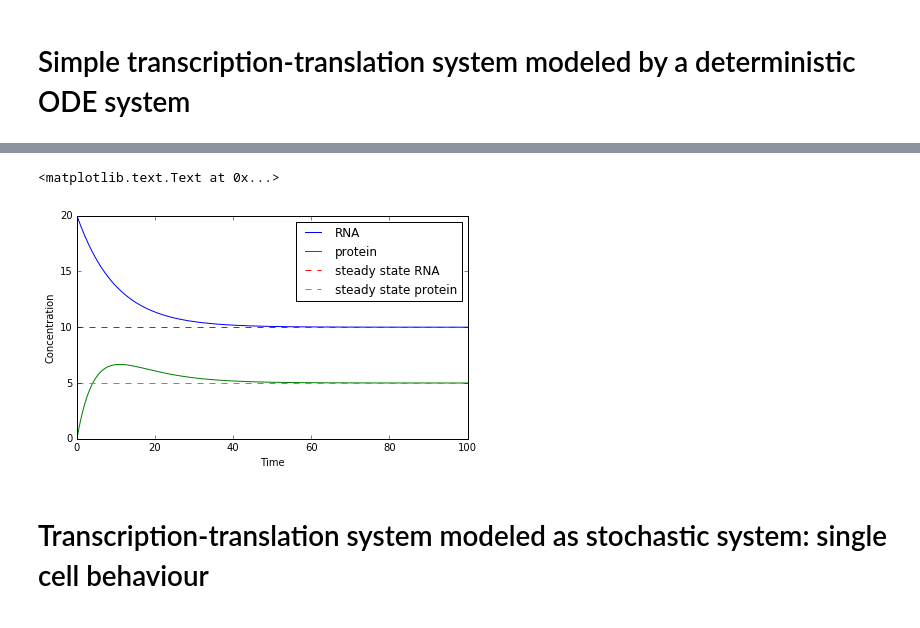
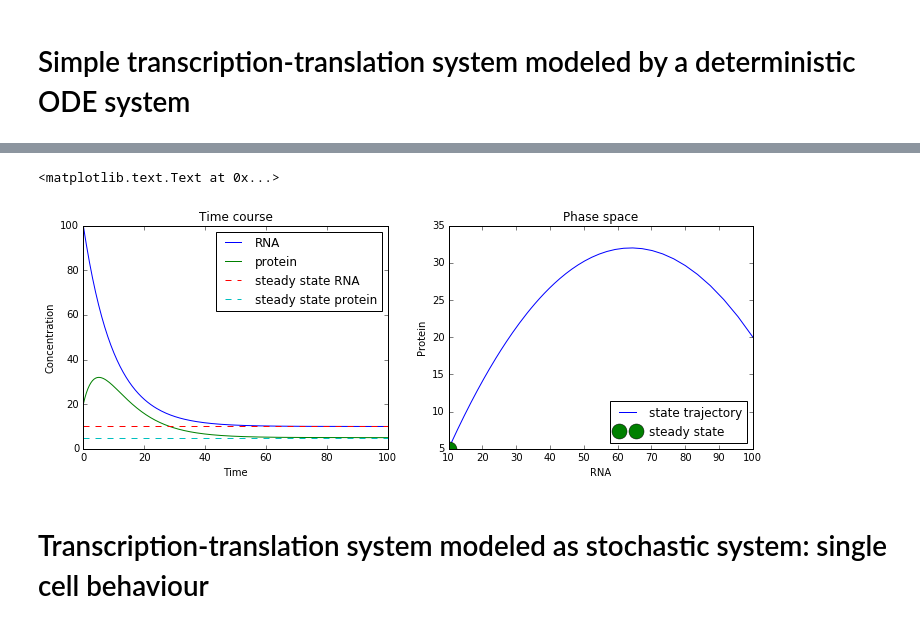
Before and after one commit to baumgast/Biomedicine-teaching, a Jupyter notebook: Biomedicine Master 2017, dynamic modeling.ipynb, the cells around one changed output, grey strips where cells are left out. Cells and saved outputs as stored; diff of their text form; code cells hidden in the pictures.

Commit message:
Added phase space plots for ODE and stock sim

```diff
--- a/Biomedicine Master 2017, dynamic modeling.ipynb
+++ b/Biomedicine Master 2017, dynamic modeling.ipynb
@@ -47,38 +52,46 @@ def solve_ODE_transcription_translation(x,t,param):
 # %%
 # define parameters and time vector to solve the ODEs
 beta = 1
 gamma_m = 0.1
 k = 0.1
 gamma_p = 0.2
 param = [beta,gamma_m,k,gamma_p]
 
 # calculate steady state
 steady_state_RNA = beta/gamma_m
 steady_state_protein = k*beta/gamma_m/gamma_p
 
 # define intial conditions
-RNA_0 = 20
-protein_0 = 0
+RNA_0 = 100
+protein_0 = 20
 y_0 = [RNA_0,protein_0]
 
 # set the time vector
 tt = sp.linspace(0,100,200)
 
 # solve the ODE system with the defined parameters and initial condition
 sol = odeint(solve_ODE_transcription_translation,y_0,tt,args = (param,))
 
 # plot the result
-fig,ax = pl.subplots(1,1, figsize = (7,4))
-ax.plot(tt,sol[:,0], label = 'RNA')
-ax.plot(tt,sol[:,1], label = 'protein')
-ax.plot(tt,np.zeros(len(tt)) + steady_state_RNA,'--', label = 'steady state RNA')
-ax.plot(tt,np.zeros(len(tt)) + steady_state_protein,'--', label = 'steady state protein')
-ax.legend(loc = 'best')
-ax.set_xlabel('Time')
-ax.set_ylabel('Concentration')
+fig,ax = pl.subplots(1,2, figsize = (12,4))
+ax[0].plot(tt,sol[:,0], label = 'RNA')
+ax[0].plot(tt,sol[:,1], label = 'protein')
+ax[0].plot(tt,np.zeros(len(tt)) + steady_state_RNA,'--', label = 'steady state RNA')
+ax[0].plot(tt,np.zeros(len(tt)) + steady_state_protein,'--', label = 'steady state protein')
+ax[0].legend(loc = 'best')
+ax[0].set_xlabel('Time')
+ax[0].set_ylabel('Concentration')
+ax[0].set_title('Time course')
+
+ax[1].plot(sol[:,0],sol[:,1], label = 'state trajectory')
+ax[1].plot(steady_state_RNA,steady_state_protein,'o',ms = 15,label = 'steady state')
+ax[1].legend(loc = 'best')
+ax[1].set_ylabel('Protein')
+ax[1].set_xlabel('RNA')
+ax[1].set_title('Phase space')
 # %% [output]
 <matplotlib.text.Text at 0x...>
-[figure, old version]
+[figure, new version]
 # %% [markdown]
 # Transcription-translation system modeled as stochastic system: single cell behaviour
 # %% [markdown]
```
Also changed, not shown: parts of 2 cells of this notebook.
